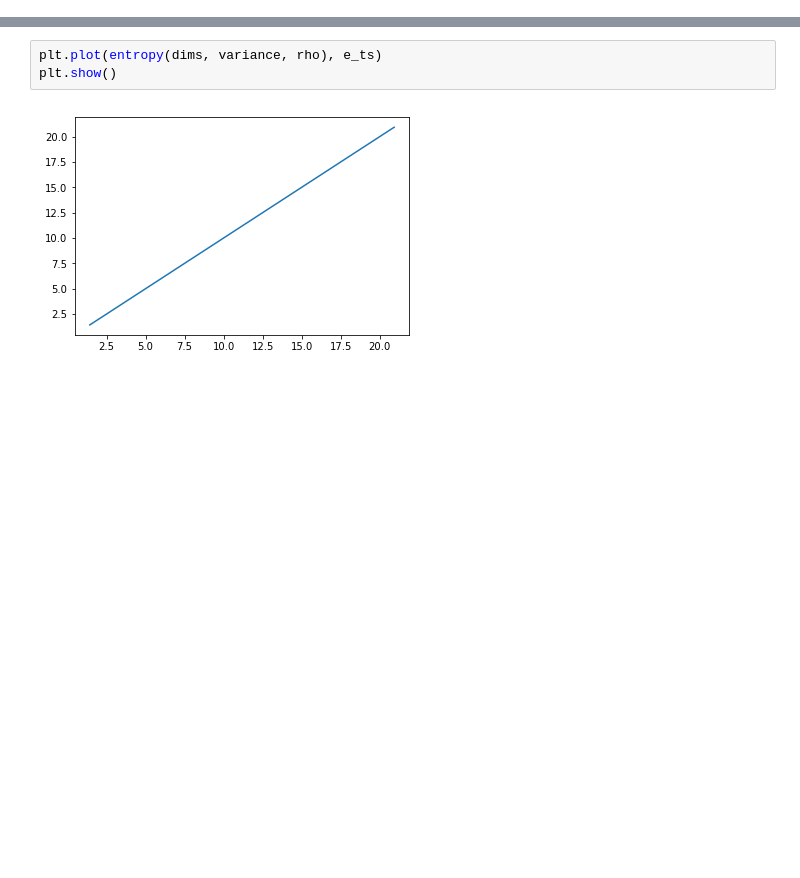
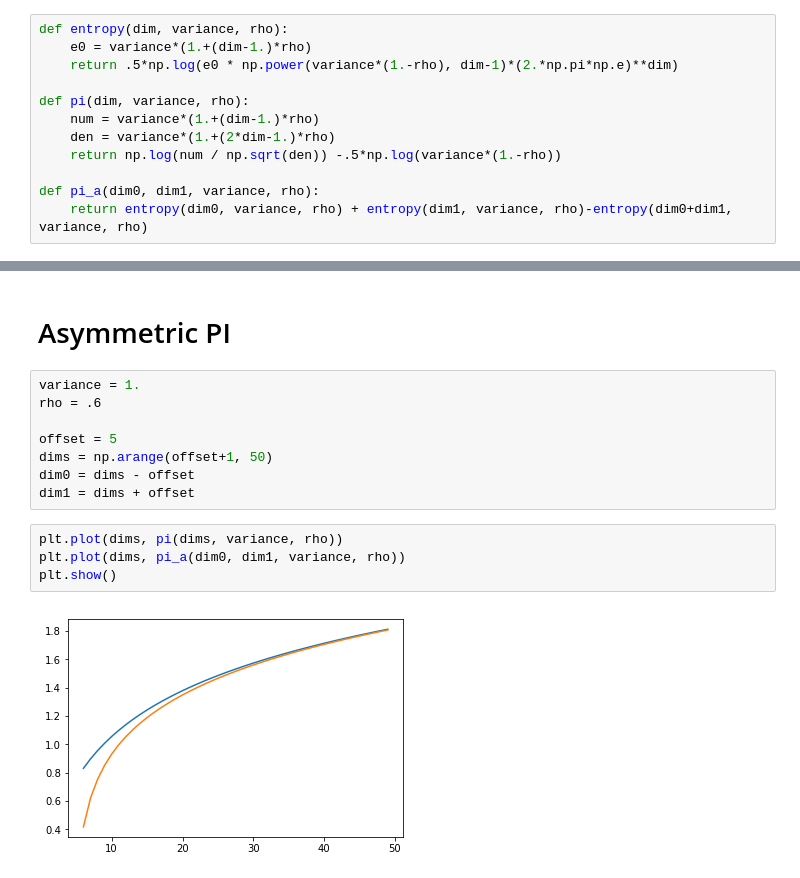
Before and after one commit to BouchardLab/info_measures, a Jupyter notebook: notebooks/predictive_information_tests.ipynb, the cells around one changed output, grey strips where cells are left out. Drawn from its saved outputs; the diff is of its cells as text; blank space fills up the shorter version.

```diff
--- a/notebooks/predictive_information_tests.ipynb
+++ b/notebooks/predictive_information_tests.ipynb
@@ -11,4 +11,16 @@ n_samples = 1000
 cs = {'knn1': '#9467bd',
       'knn2': '#8c564b',
       'true': '#1f77b4'}
+# %%
+def entropy(dim, variance, rho):
+    e0 = variance*(1.+(dim-1.)*rho)
+    return .5*np.log(e0 * np.power(variance*(1.-rho), dim-1)*(2.*np.pi*np.e)**dim)
+
+def pi(dim, variance, rho):
+    num = variance*(1.+(dim-1.)*rho)
+    den = variance*(1.+(2*dim-1.)*rho)
+    return np.log(num / np.sqrt(den)) -.5*np.log(variance*(1.-rho))
+
+def pi_a(dim0, dim1, variance, rho):
+    return entropy(dim0, variance, rho) + entropy(dim1, variance, rho)-entropy(dim0+dim1, variance, rho)
 # %%
@@ -138,5 +113,16 @@ def pi(dim, variance, rho):
+# %% [markdown]
+# Asymmetric PI
+# %%
+variance = 1.
+rho = .6
+
+offset = 5
+dims = np.arange(offset+1, 50)
+dim0 = dims - offset
+dim1 = dims + offset
 # %%
-plt.plot(entropy(dims, variance, rho), e_ts)
+plt.plot(dims, pi(dims, variance, rho))
+plt.plot(dims, pi_a(dim0, dim1, variance, rho))
 plt.show()
 # %% [output]
-[figure, old version]
+[figure, new version]
```
Also changed, not shown: parts of 14 cells of this notebook, 5 other files.
